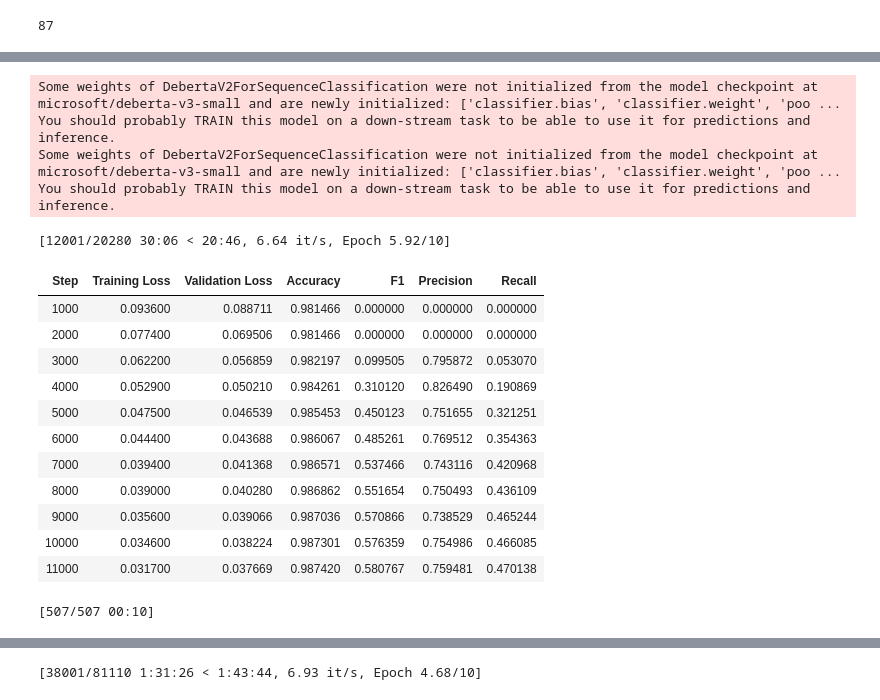
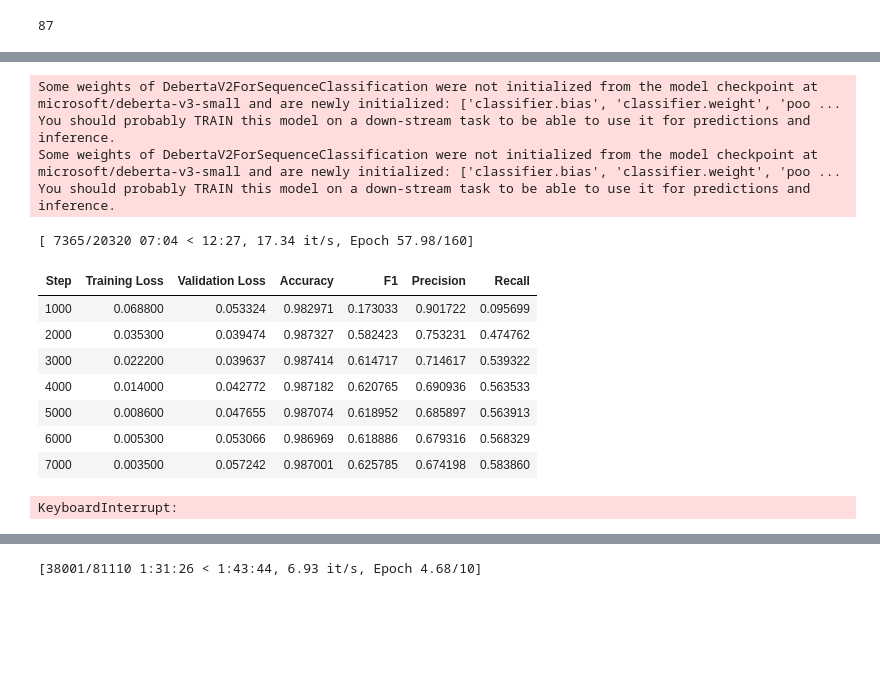
Before and after one commit to avsolatorio/doc-topics, a Jupyter notebook: notebooks/World_Bank_Topics_Analysis_with_LLM.ipynb, the cells around one changed output, grey strips where cells are left out. Cells and saved outputs as stored; diff of their text form; code cells hidden in the pictures; blank space fills up the shorter version.

Commit message:
Add doc topic training notebook
Signed-off-by: avsolatorio <avsolatorio@gmail.com>

```diff
--- a/notebooks/World_Bank_Topics_Analysis_with_LLM.ipynb
+++ b/notebooks/World_Bank_Topics_Analysis_with_LLM.ipynb
@@ -473,8 +751,9 @@ len(id2class)
 N = len(subdatasets)
 # run_num = 1
 # split = 0
+mult = 16
 
-for eval_split in range(N):
+for eval_split in range(1, N):
     for train_split in range(N):
         if eval_split == train_split:
             continue
@@ -483,10 +762,10 @@ for eval_split in range(N):
 
         training_args = TrainingArguments(
             output_dir=f"{model_dirname}",
-            learning_rate=2e-5,
-            per_device_train_batch_size=4,
-            per_device_eval_batch_size=16,
-            num_train_epochs=10,
+            learning_rate=2e-5 / mult,
+            per_device_train_batch_size=4 * mult,
+            per_device_eval_batch_size=16 * mult,
+            num_train_epochs=10 * mult,
             weight_decay=0.01,
             evaluation_strategy="steps",
             eval_steps=1000,
@@ -495,43 +774,40 @@ for eval_split in range(N):
             load_best_model_at_end=True,
             save_total_limit=4,
             push_to_hub=True,
             hub_strategy="checkpoint",
             # hub_model_id="avsolatorio/doc-topic-model",
             hub_model_id=f"avsolatorio/{model_dirname}",
             hub_private_repo=True,
             seed=42,
+            fp16=True,
         )
 
         trainer = Trainer(
             model_init=model_init,
             #    model=model,
             args=training_args,
             #    train_dataset=tokenized_dataset["train"],
             #    eval_dataset=tokenized_dataset["test"],
             train_dataset=subdatasets[train_split],
             eval_dataset=subdatasets[eval_split],
             tokenizer=tokenizer,
             data_collator=data_collator,
             compute_metrics=compute_metrics,
         )
 
         trainer.train()
 # %% [output]
 Some weights of DebertaV2ForSequenceClassification were not initialized from the model checkpoint at microsoft/deberta-v3-small and are newly initialized: ['classifier.bias', 'classifier.weight', 'poo ...
 You should probably TRAIN this model on a down-stream task to be able to use it for predictions and inference.
 Some weights of DebertaV2ForSequenceClassification were not initialized from the model checkpoint at microsoft/deberta-v3-small and are newly initialized: ['classifier.bias', 'classifier.weight', 'poo ...
 You should probably TRAIN this model on a down-stream task to be able to use it for predictions and inference.
-[12001/20280 30:06 < 20:46, 6.64 it/s, Epoch 5.92/10]
+[ 7365/20320 07:04 < 12:27, 17.34 it/s, Epoch 57.98/160]
 | Step | Training Loss | Validation Loss | Accuracy | F1 | Precision | Recall |
-| 1000 | 0.093600 | 0.088711 | 0.981466 | 0.000000 | 0.000000 | 0.000000 |
-| 2000 | 0.077400 | 0.069506 | 0.981466 | 0.000000 | 0.000000 | 0.000000 |
-| 3000 | 0.062200 | 0.056859 | 0.982197 | 0.099505 | 0.795872 | 0.053070 |
-| 4000 | 0.052900 | 0.050210 | 0.984261 | 0.310120 | 0.826490 | 0.190869 |
-| 5000 | 0.047500 | 0.046539 | 0.985453 | 0.450123 | 0.751655 | 0.321251 |
-| 6000 | 0.044400 | 0.043688 | 0.986067 | 0.485261 | 0.769512 | 0.354363 |
-| 7000 | 0.039400 | 0.041368 | 0.986571 | 0.537466 | 0.743116 | 0.420968 |
-| 8000 | 0.039000 | 0.040280 | 0.986862 | 0.551654 | 0.750493 | 0.436109 |
-| 9000 | 0.035600 | 0.039066 | 0.987036 | 0.570866 | 0.738529 | 0.465244 |
-| 10000 | 0.034600 | 0.038224 | 0.987301 | 0.576359 | 0.754986 | 0.466085 |
-| 11000 | 0.031700 | 0.037669 | 0.987420 | 0.580767 | 0.759481 | 0.470138 |
+| 1000 | 0.068800 | 0.053324 | 0.982971 | 0.173033 | 0.901722 | 0.095699 |
+| 2000 | 0.035300 | 0.039474 | 0.987327 | 0.582423 | 0.753231 | 0.474762 |
+| 3000 | 0.022200 | 0.039637 | 0.987414 | 0.614717 | 0.714617 | 0.539322 |
+| 4000 | 0.014000 | 0.042772 | 0.987182 | 0.620765 | 0.690936 | 0.563533 |
+| 5000 | 0.008600 | 0.047655 | 0.987074 | 0.618952 | 0.685897 | 0.563913 |
+| 6000 | 0.005300 | 0.053066 | 0.986969 | 0.618886 | 0.679316 | 0.568329 |
+| 7000 | 0.003500 | 0.057242 | 0.987001 | 0.625785 | 0.674198 | 0.583860 |
-[507/507 00:10]
+KeyboardInterrupt:
```
Also changed, not shown: parts of 6 cells of this notebook, 1 other file.
